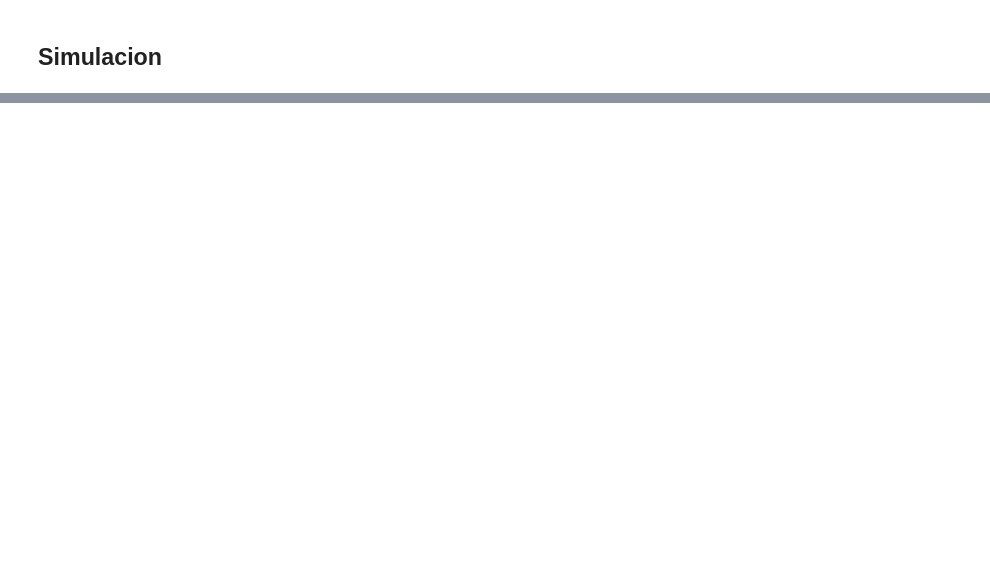
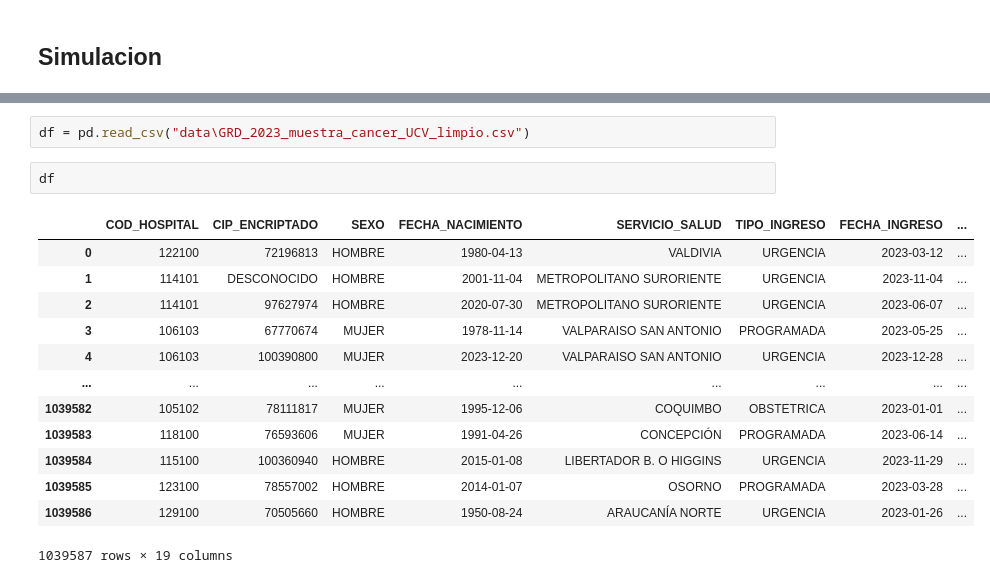
Before and after one commit to LuisPinoV/InferenciaEstadistica, a Jupyter notebook: Proyecto.ipynb, the cells around one changed output, grey strips where cells are left out. Saved outputs shown, nothing was run; the diff lists cells and outputs as text; blank space fills up the shorter version.

```diff
--- a/Proyecto.ipynb
+++ b/Proyecto.ipynb
@@ -249,0 +252,18 @@ Estadísticas descriptivas por nivel de severidad:
+# %%
+df = pd.read_csv("data\GRD_2023_muestra_cancer_UCV_limpio.csv")
+# %%
+df
+# %% [output]
+|  | COD_HOSPITAL | CIP_ENCRIPTADO | SEXO | FECHA_NACIMIENTO | SERVICIO_SALUD | TIPO_INGRESO | FECHA_INGRESO | ... |
+| 0 | 122100 | 72196813 | HOMBRE | 1980-04-13 | VALDIVIA | URGENCIA | 2023-03-12 | ... |
+| 1 | 114101 | DESCONOCIDO | HOMBRE | 2001-11-04 | METROPOLITANO SURORIENTE | URGENCIA | 2023-11-04 | ... |
+| 2 | 114101 | 97627974 | HOMBRE | 2020-07-30 | METROPOLITANO SURORIENTE | URGENCIA | 2023-06-07 | ... |
+| 3 | 106103 | 67770674 | MUJER | 1978-11-14 | VALPARAISO SAN ANTONIO | PROGRAMADA | 2023-05-25 | ... |
+| 4 | 106103 | 100390800 | MUJER | 2023-12-20 | VALPARAISO SAN ANTONIO | URGENCIA | 2023-12-28 | ... |
+| ... | ... | ... | ... | ... | ... | ... | ... | ... |
+| 1039582 | 105102 | 78111817 | MUJER | 1995-12-06 | COQUIMBO | OBSTETRICA | 2023-01-01 | ... |
+| 1039583 | 118100 | 76593606 | MUJER | 1991-04-26 | CONCEPCIÓN | PROGRAMADA | 2023-06-14 | ... |
+| 1039584 | 115100 | 100360940 | HOMBRE | 2015-01-08 | LIBERTADOR B. O HIGGINS | URGENCIA | 2023-11-29 | ... |
+| 1039585 | 123100 | 78557002 | HOMBRE | 2014-01-07 | OSORNO | PROGRAMADA | 2023-03-28 | ... |
+| 1039586 | 129100 | 70505660 | HOMBRE | 1950-08-24 | ARAUCANÍA NORTE | URGENCIA | 2023-01-26 | ... |
+1039587 rows × 19 columns
```
Also changed, not shown: parts of 17 cells of this notebook.
